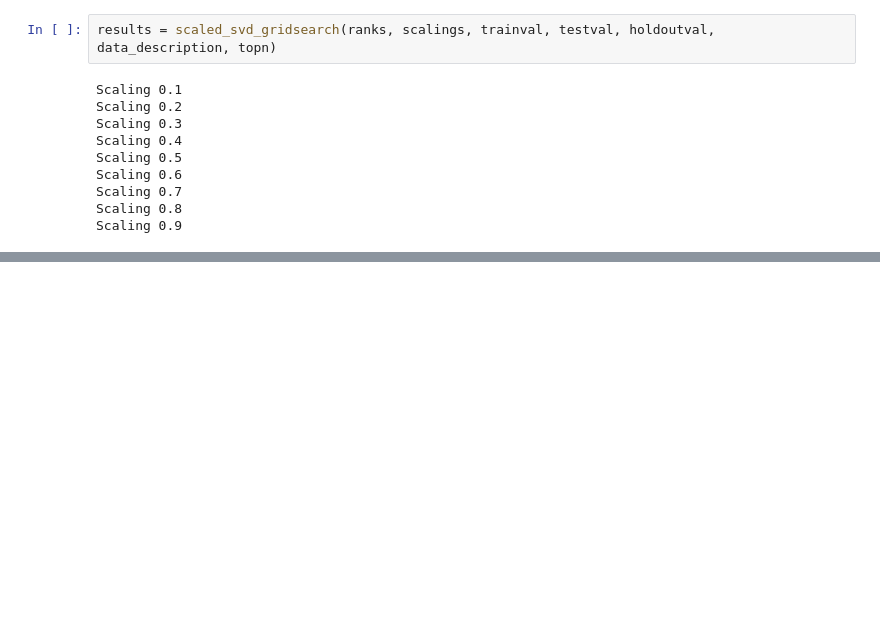
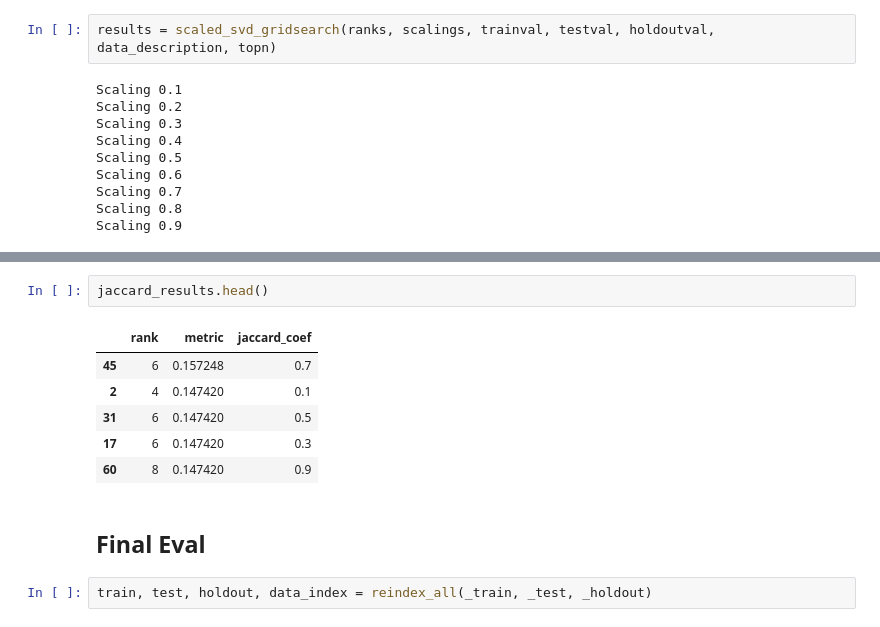
Before and after one commit to Dont-Care-Didnt-Ask/sequence-aware-similarity-for-recommendations, a Jupyter notebook: MovieLens.ipynb, the cells around one changed output, grey strips where cells are left out. Saved outputs shown, nothing was run; the diff lists cells and outputs as text; blank space fills up the shorter version.

```diff
--- a/MovieLens.ipynb
+++ b/MovieLens.ipynb
@@ -183,0 +270,13 @@ results.head()
+# %%
+jaccard_results.head()
+# %% [output]
+|  | rank | metric | jaccard_coef |
+| 45 | 6 | 0.157248 | 0.7 |
+| 2 | 4 | 0.147420 | 0.1 |
+| 31 | 6 | 0.147420 | 0.5 |
+| 17 | 6 | 0.147420 | 0.3 |
+| 60 | 8 | 0.147420 | 0.9 |
+# %% [markdown]
+## Final Eval
+# %%
+train, test, holdout, data_index = reindex_all(_train, _test, _holdout)
```
Also changed, not shown: parts of 18 cells of this notebook.
